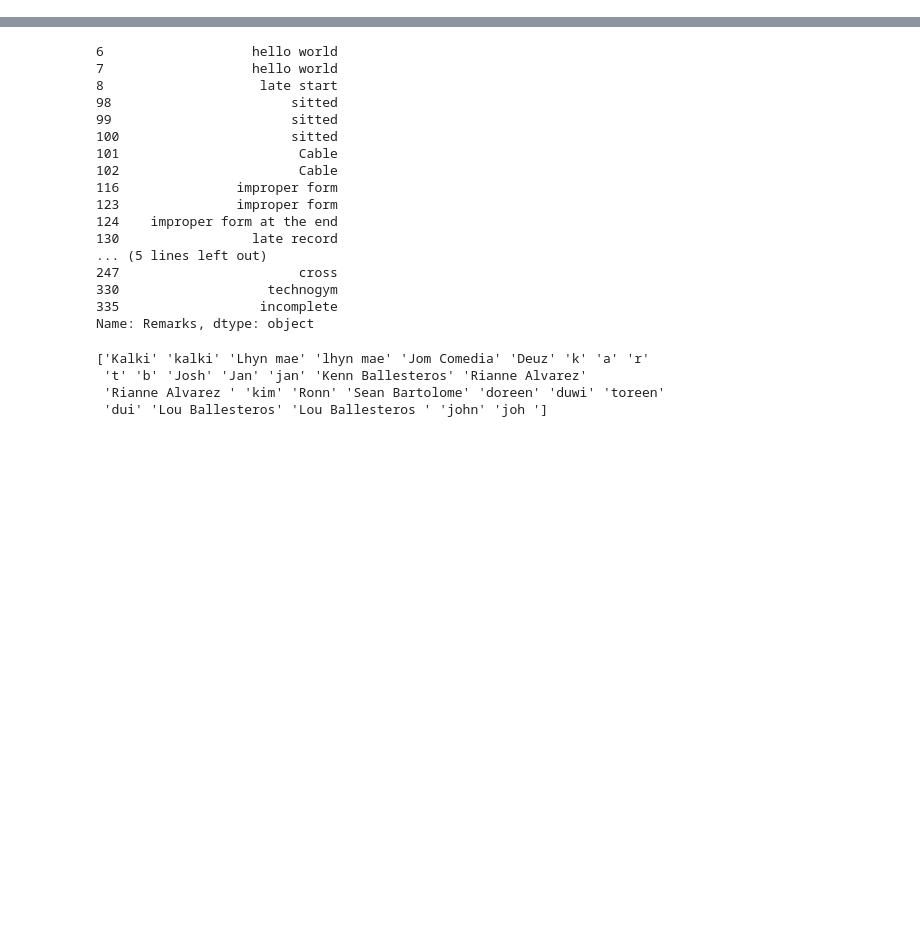
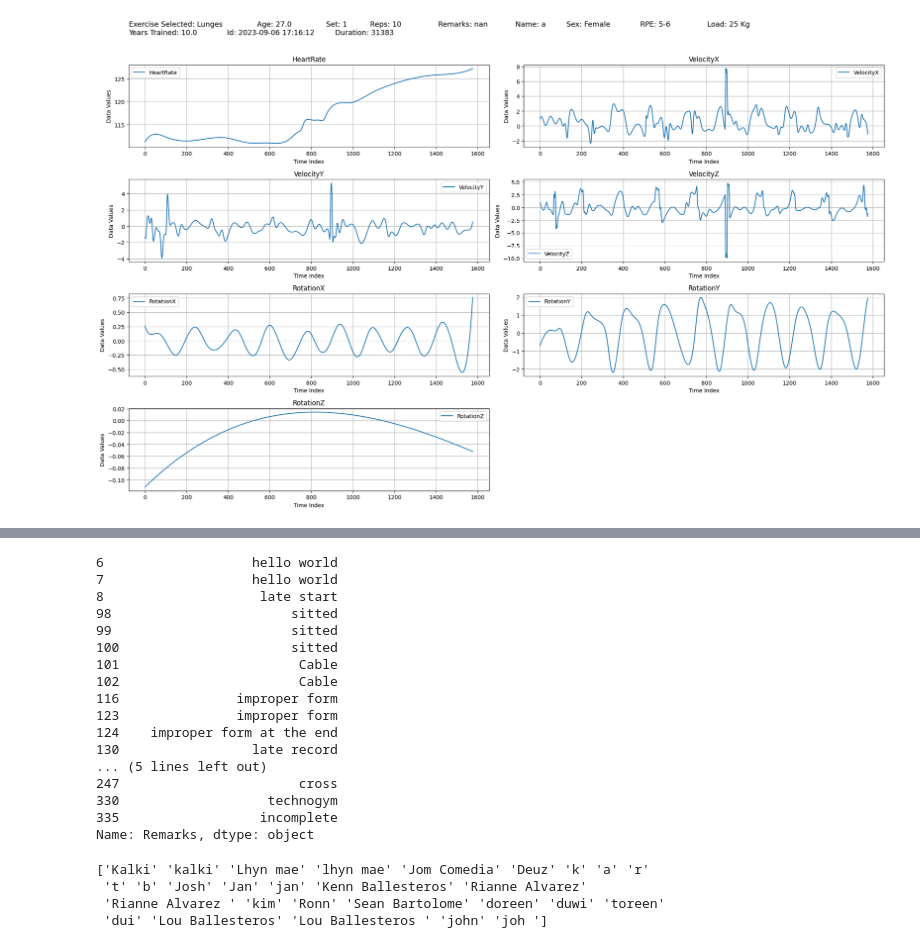
Before and after one commit to mujugen/MMDataViewer, a Jupyter notebook: script.ipynb, the cells around one changed output, grey strips where cells are left out. Saved outputs shown, nothing was run; the diff lists cells and outputs as text; code cells hidden in the pictures; blank space fills up the shorter version.

```diff
--- a/script.ipynb
+++ b/script.ipynb
@@ -7,7 +7,8 @@ import textwrap
 import os
 from scipy.interpolate import interp1d
 from scipy.interpolate import UnivariateSpline
-
+import numpy as np
+import seaborn as sns
 column_time = 'TimeIndice'
 time_series_columns = ['HeartRate', 'VelocityX', 'VelocityY', 'VelocityZ', 'RotationX', 'RotationY', 'RotationZ']
 
@@ -66,7 +67,7 @@ def plot_data(df, timestamps, columns, record_index):
     plt.tight_layout()
     plt.show()
 
-def plot_smooth_data(df, timestamps, columns, record_index):
+def plot_smooth_data(df, timestamps, columns, record_index, smoothness):
     n = len(columns)
     n_rows = (n + 1) // 2
 
@@ -93,7 +94,7 @@ def plot_smooth_data(df, timestamps, columns, record_index):
         data_values = [float(x.strip()) for x in series_data.split(';') if x.strip()]
 
         # Create a cubic spline interpolation of the data
-        spline = UnivariateSpline(range(len(data_values)), data_values, s=500)
+        spline = UnivariateSpline(range(len(data_values)), data_values, s=smoothness)
         x_new = np.linspace(0, len(data_values) - 1, 1000)
         y_new = spline(x_new)
 
@@ -135,4 +136,6 @@ all_data = all_data.sort_values(by='Id')
 
 # Reset the index after sorting
 all_data = all_data.reset_index(drop=True)
+
+all_data.to_csv('all_data.csv', index=False)
 # %%
@@ -148 +149,5 @@ all_data.to_csv('all_data.csv', index=False)
+# %%
+plot_smooth_data(all_data, timestamps, time_series_columns, record_index, 200)
+# %% [output]
+[figure, added]
 # %%
```
Also changed, not shown: parts of 6 cells of this notebook, 14 other files.
